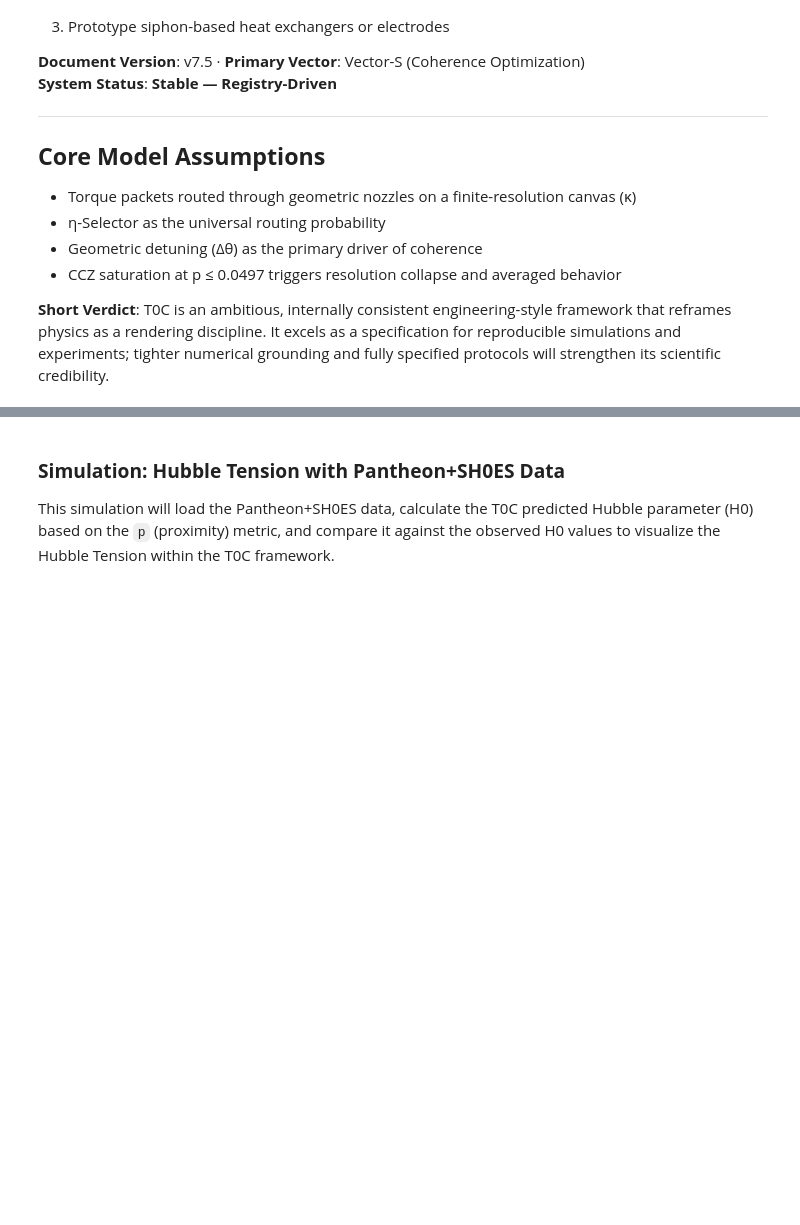
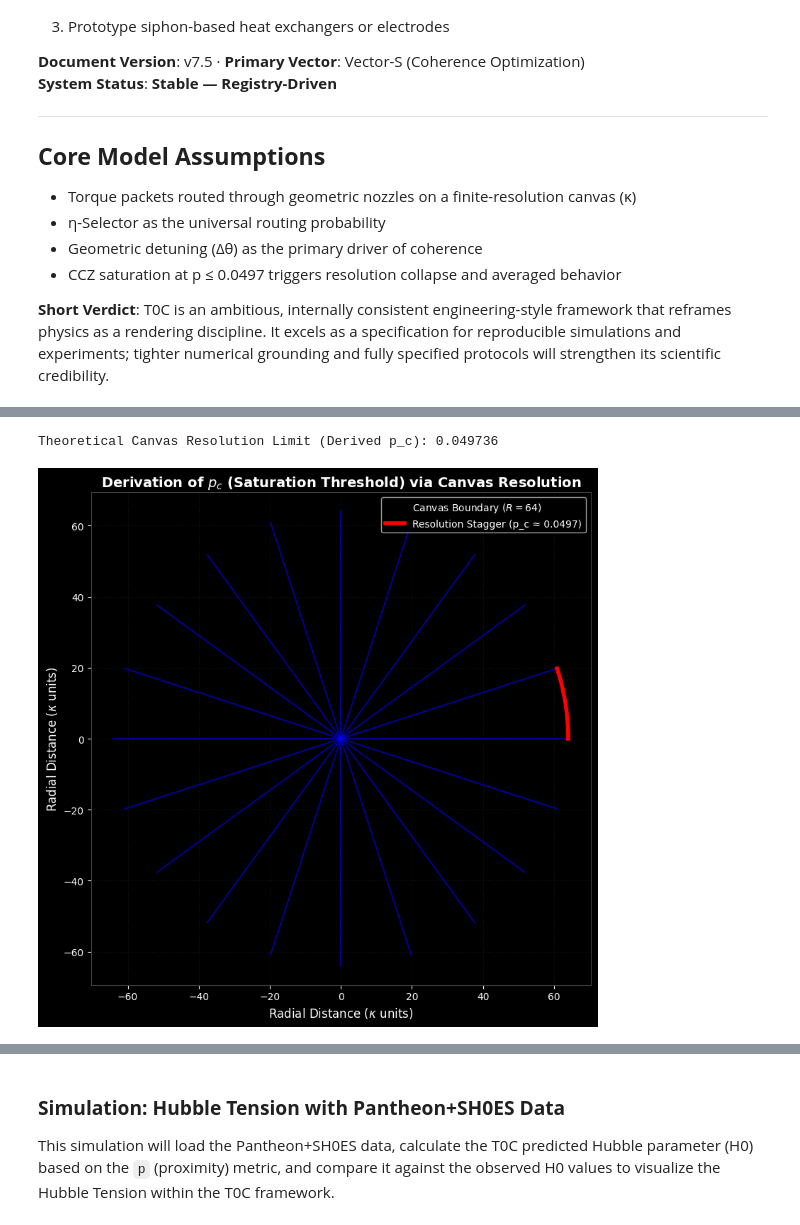
Before and after one commit to Titantus/Truth-Zero-C, a Jupyter notebook: T0C_Unified_Master_Showcase.ipynb, the cells around one changed output, grey strips where cells are left out. Drawn from its saved outputs; the diff is of its cells as text; code cells hidden in the pictures; blank space fills up the shorter version.

```diff
--- a/T0C_Unified_Master_Showcase.ipynb
+++ b/T0C_Unified_Master_Showcase.ipynb
@@ -766,0 +1274,54 @@ calculate_cop_sensitivity()
+# %%
+# @title
+import numpy as np
+import matplotlib.pyplot as plt
+
+# --- T0C FIRST PRINCIPLES: Deriving p_c ---
+# The canvas has a finite resolution dictated by its geometric mesh.
+# N = 20 (Primary routing spokes/vertices, e.g., dodecahedral node)
+# R = 64 (Radial scale factor in kappa units)
+
+N_spokes = 20
+R_scale = 64
+
+# Calculate the precise angular resolution limit (circumferential distribution)
+derived_pc = N_spokes / (2 * np.pi * R_scale)
+
+print(f"Theoretical Canvas Resolution Limit (Derived p_c): {derived_pc:.6f}")
+
+# --- VISUALIZING THE RESOLUTION COLLAPSE ---
+# Create a circle representing the R=64 boundary
+theta = np.linspace(0, 2*np.pi, 1000)
+x_circle = R_scale * np.cos(theta)
+y_circle = R_scale * np.sin(theta)
+
+# Calculate the positions of the 20 discrete routing spokes
+spoke_angles = np.linspace(0, 2*np.pi, N_spokes, endpoint=False)
+x_spokes = R_scale * np.cos(spoke_angles)
+y_spokes = R_scale * np.sin(spoke_angles)
+
+plt.figure(figsize=(8, 8))
+plt.plot(x_circle, y_circle, 'k--', alpha=0.5, label='Canvas Boundary ($R=64$)')
+
+# Plot the spokes originating from the singularity (0,0)
+for i in range(N_spokes):
+    plt.plot([0, x_spokes[i]], [0, y_spokes[i]], 'b-', alpha=0.6)
+
+# Highlight the arc length between two adjacent spokes (This is p_c)
+arc_angle_start = spoke_angles[0]
+arc_angle_end = spoke_angles[1]
+arc_theta = np.linspace(arc_angle_start, arc_angle_end, 50)
+plt.plot(R_scale * np.cos(arc_theta), R_scale * np.sin(arc_theta), 'r-', linewidth=4,
+         label=f'Resolution Stagger (p_c ≈ {derived_pc:.4f})')
+
+plt.title('Derivation of $p_c$ (Saturation Threshold) via Canvas Resolution', fontsize=14, fontweight='bold')
+plt.xlabel('Radial Distance ($\kappa$ units)', fontsize=12)
+plt.ylabel('Radial Distance ($\kappa$ units)', fontsize=12)
+plt.legend(loc='upper right')
+plt.grid(True, linestyle=':', alpha=0.7)
+plt.axis('equal')
+plt.tight_layout()
+plt.show()
+# %% [output]
+Theoretical Canvas Resolution Limit (Derived p_c): 0.049736
+[figure, added]
```
Also changed, not shown: parts of 27 cells of this notebook.
